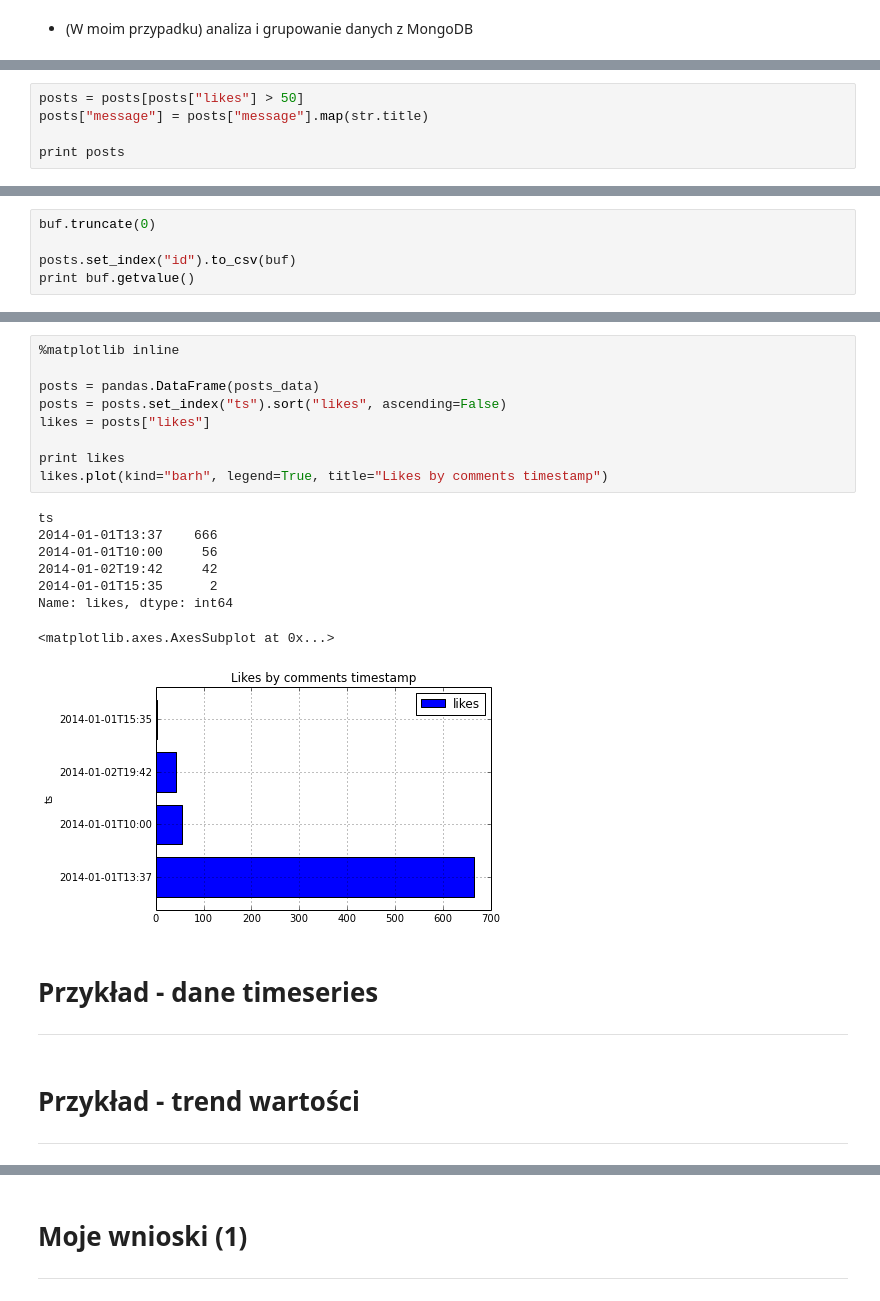
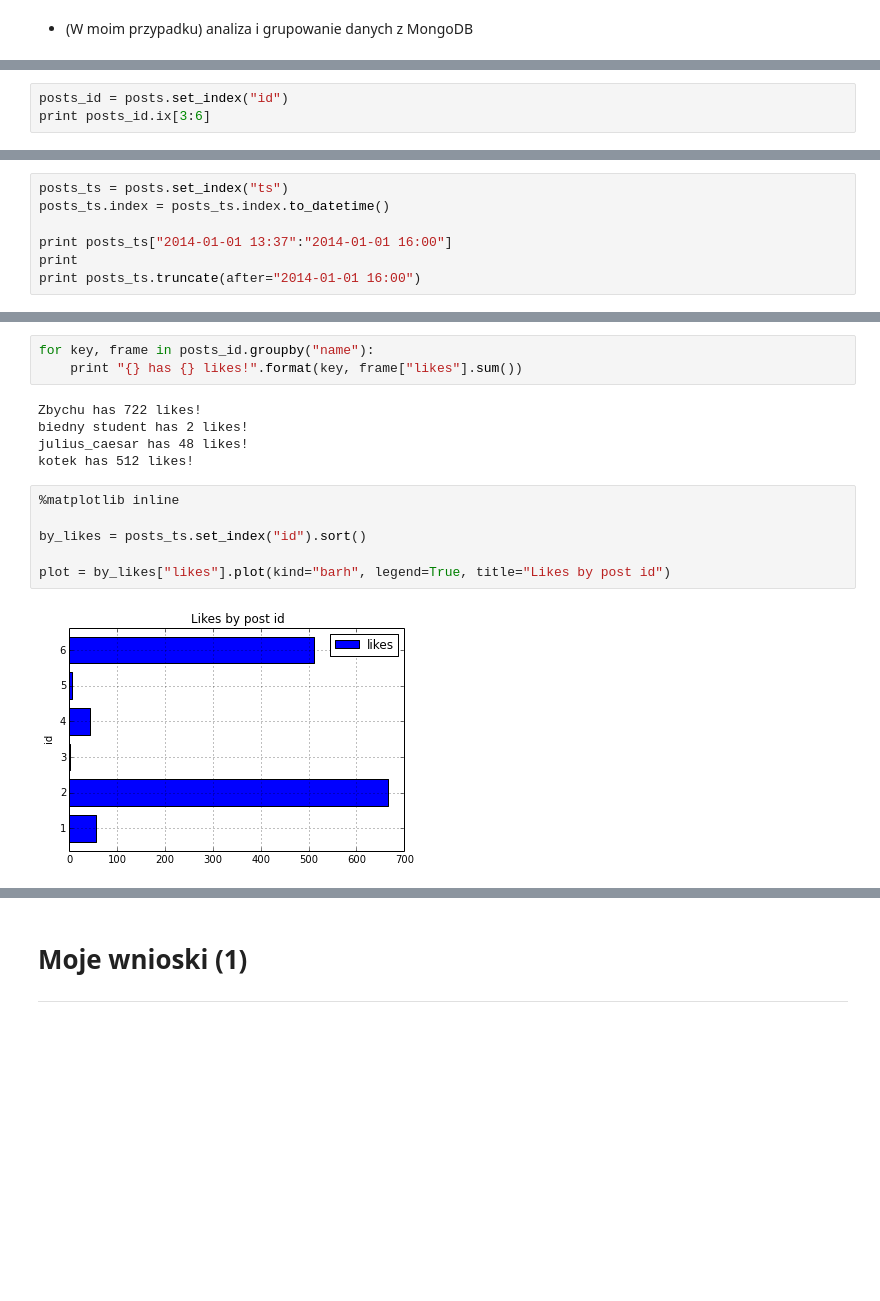
Before and after one commit to pawroman/pywaw-pandas, a Jupyter notebook: src/pandas_pywaw.ipynb, the cells around one changed output, grey strips where cells are left out. Drawn from its saved outputs; the diff is of its cells as text; blank space fills up the shorter version.

```diff
--- a/src/pandas_pywaw.ipynb
+++ b/src/pandas_pywaw.ipynb
@@ -110,5 +198,0 @@ print posts
-# %%
-posts = posts[posts["likes"] > 50]
-posts["message"] = posts["message"].map(str.title)
-
-print posts
@@ -131,5 +198,0 @@ print buf.getvalue()
-# %%
-buf.truncate(0)
-
-posts.set_index("id").to_csv(buf)
-print buf.getvalue()
@@ -139,0 +232,3 @@ id,likes,message
+# %%
+posts_id = posts.set_index("id")
+print posts_id.ix[3:6]
@@ -139,0 +253,7 @@ id,likes,message
+# %%
+posts_ts = posts.set_index("ts")
+posts_ts.index = posts_ts.index.to_datetime()
+
+print posts_ts["2014-01-01 13:37":"2014-01-01 16:00"]
+print
+print posts_ts.truncate(after="2014-01-01 16:00")
@@ -140,26 +332,16 @@ id,likes,message
+# %%
+for key, frame in posts_id.groupby("name"):
+    print "{} has {} likes!".format(key, frame["likes"].sum())
+# %% [output]
+Zbychu has 722 likes!
+biedny student has 2 likes!
+julius_caesar has 48 likes!
+kotek has 512 likes!
 # %%
 %matplotlib inline
 
-posts = pandas.DataFrame(posts_data)
-posts = posts.set_index("ts").sort("likes", ascending=False)
-likes = posts["likes"]
+by_likes = posts_ts.set_index("id").sort()
 
-print likes
-likes.plot(kind="barh", legend=True, title="Likes by comments timestamp")
+plot = by_likes["likes"].plot(kind="barh", legend=True, title="Likes by post id")
 # %% [output]
-ts
-2014-01-01T13:37    666
-2014-01-01T10:00     56
-2014-01-02T19:42     42
-2014-01-01T15:35      2
-Name: likes, dtype: int64
-<matplotlib.axes.AxesSubplot at 0x...>
-[figure, old version]
+[figure, new version]
-# %% [markdown]
-# Przykład - dane timeseries
-
-----
-# %% [markdown]
-# Przykład - trend wartości
-
-----
```
Also changed, not shown: parts of 28 cells of this notebook.
